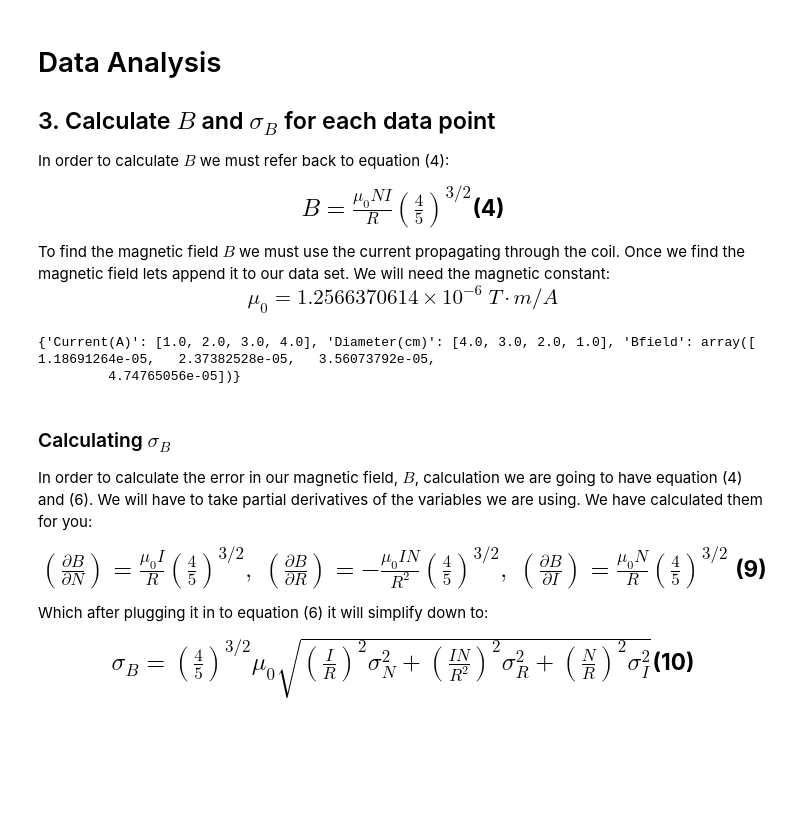
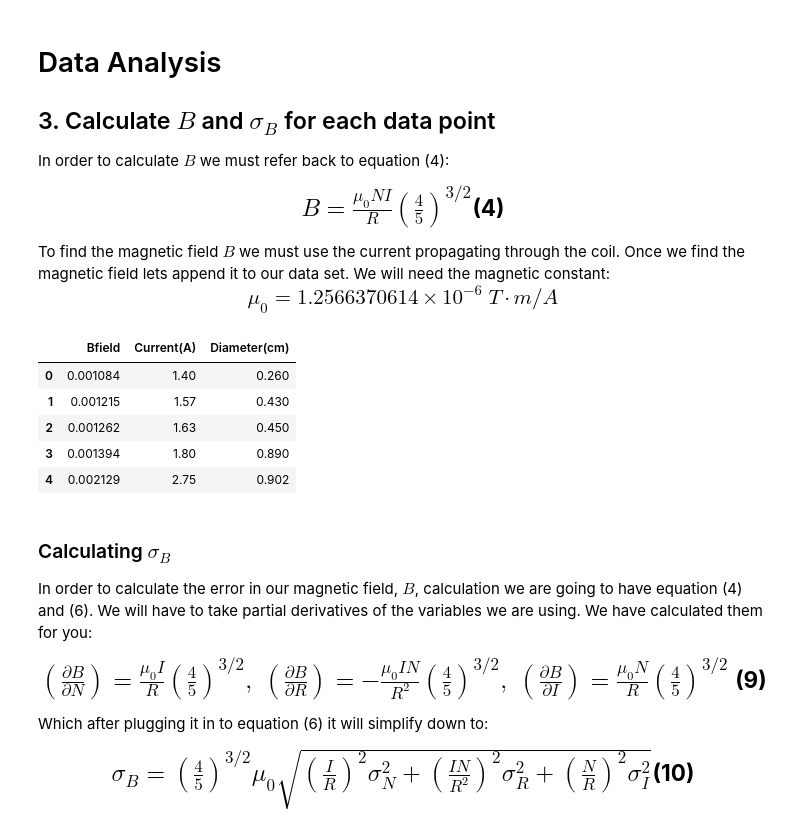
Before and after one commit to abel30567/PhysPy, a Jupyter notebook: e-m-Ratio/The Charge-to-Mass Ratio.ipynb, the cells around one changed output. Drawn from its saved outputs; the diff is of its cells as text; code cells hidden in the pictures; blank space fills up the shorter version.

```diff
--- a/e-m-Ratio/The Charge-to-Mass Ratio.ipynb
+++ b/e-m-Ratio/The Charge-to-Mass Ratio.ipynb
@@ -158,45 +175,46 @@ We will need the magnetic constant:
 # Find the magnetic field for every recorded data point
 '''
     Your inputs will be the number of turns the coil has, its radius, the Voltage data set and your
     outputs should return the magnetic field
 
     On another note... When we call our data like how current is called on Creating Data Structures
     Example (data["Current(A)"]) this will come out as a list. Unfortunately, we cannot do calculations
     with lists and we must turn them into arrays! We will do this with the numpy asarray() function.
     Example:
     myarray = np.asarray(mylist)
 
     Don't forget your units!!!
 '''
 
 ### START CODE HERE ###
 def Bfield(Coil_Turns, Coil_Radius, Voltage_Data):
-    Mconstant = None
+    Mconstant = 1.25e-6
     # Hint, look at the example of converting a list to an array...
-    Current = None
-    B = None
+    Current = np.asarray(Voltage_Data["Current(A)"])
+    B = Mconstant*Coil_Turns*Current/Coil_Radius*(4./5.)**1.5
 
     return B
 
 # Append the magnetic field to data set
 
 '''In case the understanding of the data structure isn't clear yet we have provided a sample
-    to append your magnetic field to the data'''
+    to append your magnetic field to the data. Dont forget to input variables from earlier example.'''
 
-_150V["Bfield"] = Bfield(Coil_Turns, Coil_Radius, _150V)
-_200V["Bfield"] = None
-_300V["Bfield"] = None
+_150V["Bfield"] =  Bfield(Coil_Turns, Coil_Radius, _150V)
+_200V["Bfield"] = Bfield(Coil_Turns, Coil_Radius, _200V)
+_300V["Bfield"] = Bfield(Coil_Turns, Coil_Radius, _300V)
 _400V["Bfield"] = None
 ### END CODE HERE ###
 # This is how to print out your tables using pd.DataFrame(Data set)
 
-pd.DataFrame(_150V)
-pd.DataFrame(_200V)
 pd.DataFrame(_300V)
-pd.DataFrame(_400V)
 # %% [output]
-{'Current(A)': [1.0, 2.0, 3.0, 4.0], 'Diameter(cm)': [4.0, 3.0, 2.0, 1.0], 'Bfield': array([  1.18691264e-05,   2.37382528e-05,   3.56073792e-05,
-         4.74765056e-05])}
+|  | Bfield | Current(A) | Diameter(cm) |
+| 0 | 0.001084 | 1.40 | 0.260 |
+| 1 | 0.001215 | 1.57 | 0.430 |
+| 2 | 0.001262 | 1.63 | 0.450 |
+| 3 | 0.001394 | 1.80 | 0.890 |
+| 4 | 0.002129 | 2.75 | 0.902 |
 # %% [markdown]
 ### Calculating $\sigma_B$
 In order to calculate the error in our magnetic field, $B$, calculation we are going to have equation (4) and (6). We will have to take partial derivatives of the variables we are using. We have calculated them for you:
```
Also changed, not shown: parts of 5 cells of this notebook, 5 other files.
